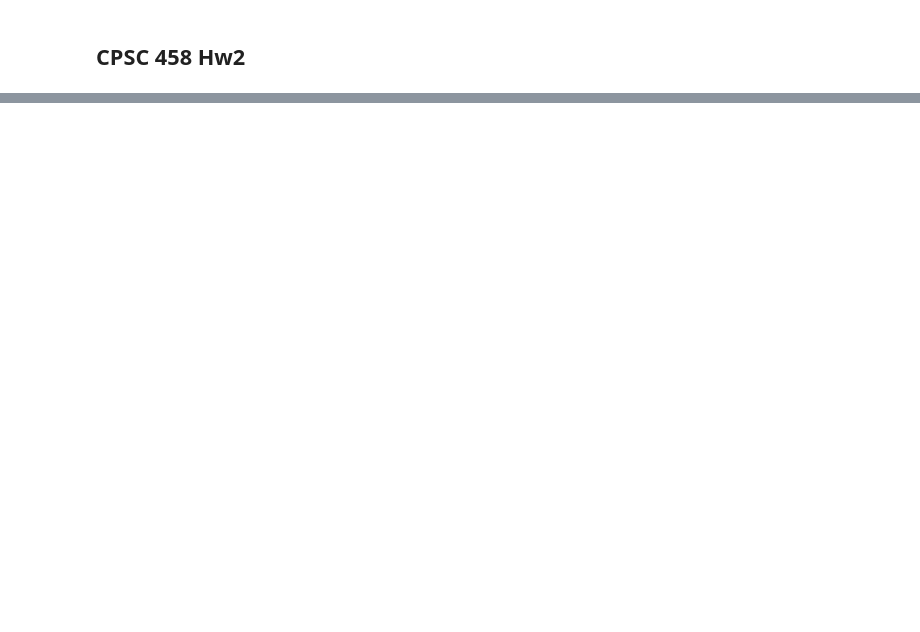
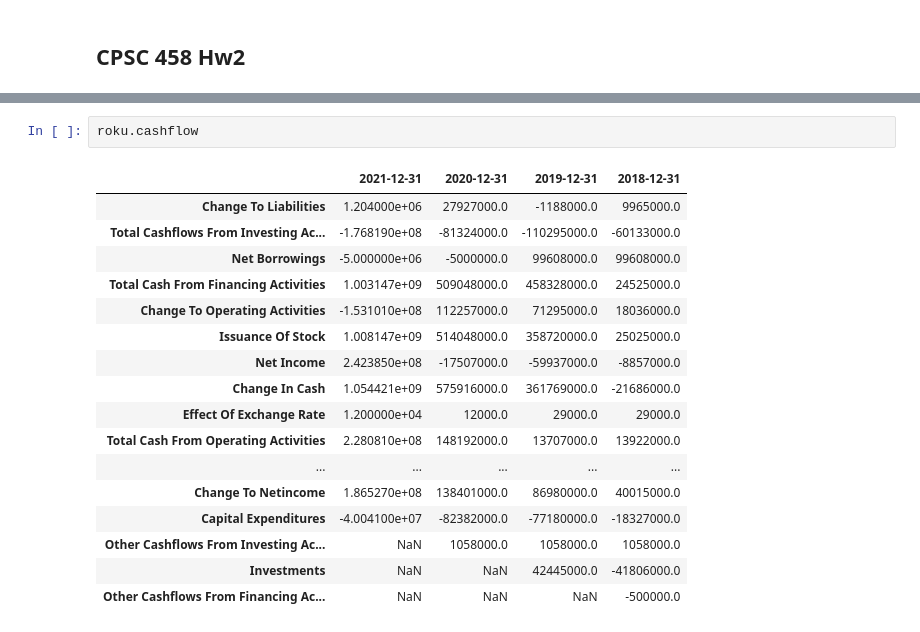
Before and after one commit to wu-json/CPSC-458, a Jupyter notebook: hw2/hw2.ipynb, the cells around one changed output, grey strips where cells are left out. Cells and saved outputs as stored; diff of their text form; blank space fills up the shorter version.

Commit message:
feat: income start

```diff
--- a/hw2/hw2.ipynb
+++ b/hw2/hw2.ipynb
@@ -7,0 +105,20 @@ ModuleNotFoundError: No module named 'yahoofinancials'
+# %%
+roku.cashflow
+# %% [output]
+|  | 2021-12-31 | 2020-12-31 | 2019-12-31 | 2018-12-31 |
+| Change To Liabilities | 1.204000e+06 | 27927000.0 | -1188000.0 | 9965000.0 |
+| Total Cashflows From Investing Ac... | -1.768190e+08 | -81324000.0 | -110295000.0 | -60133000.0 |
+| Net Borrowings | -5.000000e+06 | -5000000.0 | 99608000.0 | 99608000.0 |
+| Total Cash From Financing Activities | 1.003147e+09 | 509048000.0 | 458328000.0 | 24525000.0 |
+| Change To Operating Activities | -1.531010e+08 | 112257000.0 | 71295000.0 | 18036000.0 |
+| Issuance Of Stock | 1.008147e+09 | 514048000.0 | 358720000.0 | 25025000.0 |
+| Net Income | 2.423850e+08 | -17507000.0 | -59937000.0 | -8857000.0 |
+| Change In Cash | 1.054421e+09 | 575916000.0 | 361769000.0 | -21686000.0 |
+| Effect Of Exchange Rate | 1.200000e+04 | 12000.0 | 29000.0 | 29000.0 |
+| Total Cash From Operating Activities | 2.280810e+08 | 148192000.0 | 13707000.0 | 13922000.0 |
+| ... | ... | ... | ... | ... |
+| Change To Netincome | 1.865270e+08 | 138401000.0 | 86980000.0 | 40015000.0 |
+| Capital Expenditures | -4.004100e+07 | -82382000.0 | -77180000.0 | -18327000.0 |
+| Other Cashflows From Investing Ac... | NaN | 1058000.0 | 1058000.0 | 1058000.0 |
+| Investments | NaN | NaN | 42445000.0 | -41806000.0 |
+| Other Cashflows From Financing Ac... | NaN | NaN | NaN | -500000.0 |
```
Also changed, not shown: parts of 17 cells of this notebook, 2 other files.
